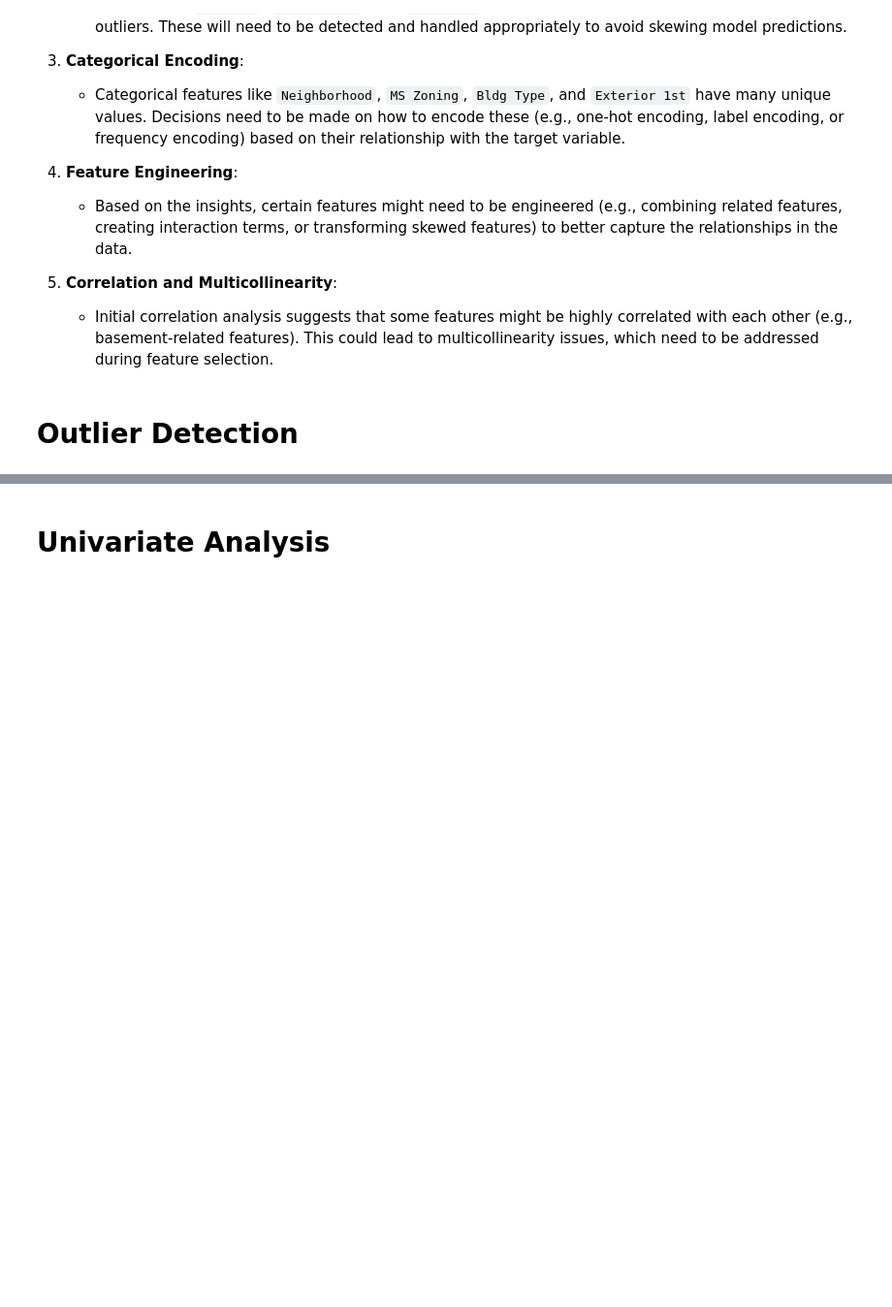
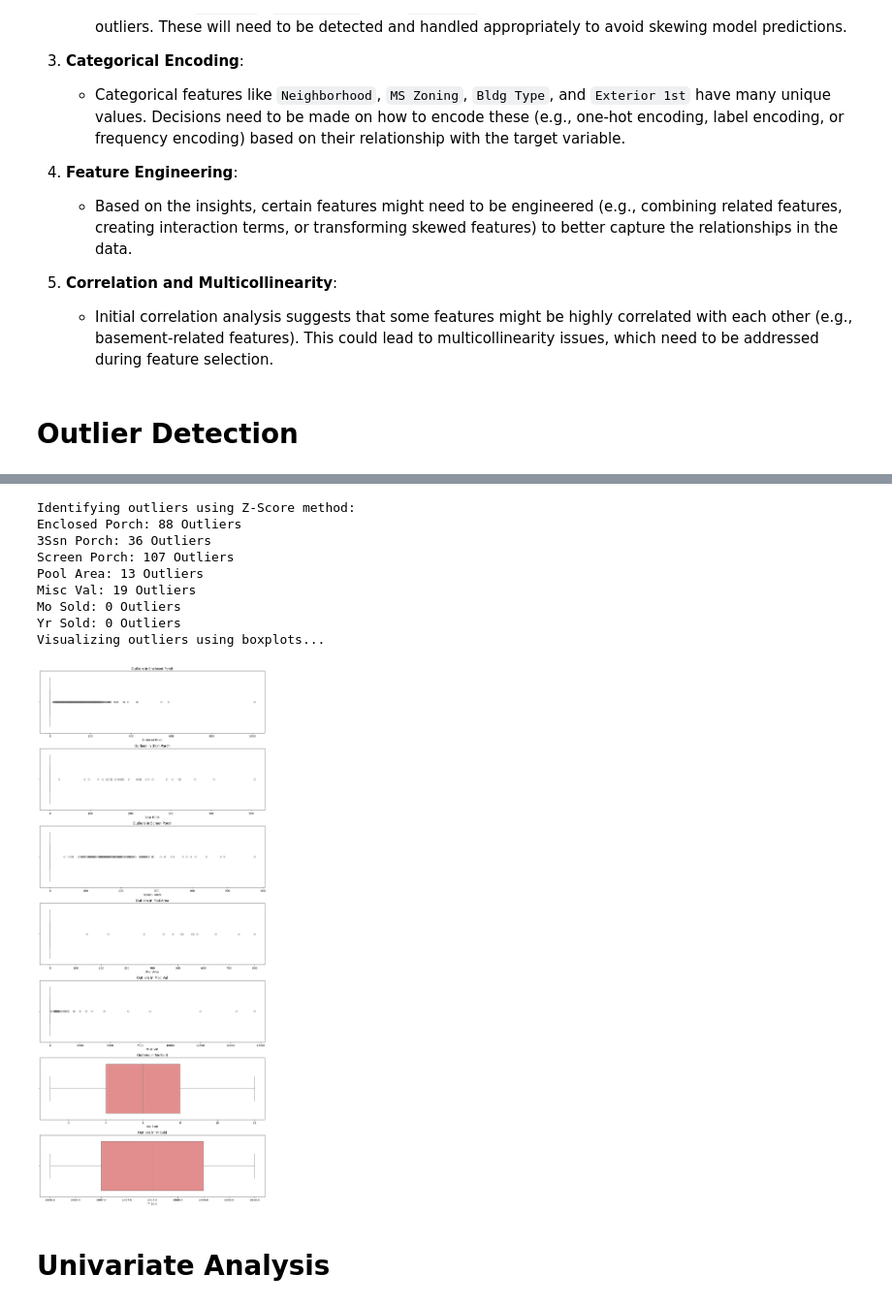
Before and after one commit to Ashutosh-Jarag/House-prices-Prediction, a Jupyter notebook: analysis/EDA.ipynb, the cells around one changed output, grey strips where cells are left out. Shown at 97% size. Saved outputs shown, nothing was run; the diff lists cells and outputs as text; code cells hidden in the pictures; blank space fills up the shorter version.

```diff
--- a/analysis/EDA.ipynb
+++ b/analysis/EDA.ipynb
@@ -330,3 +371,19 @@ iqr_outlier_analysis.identify_outliers(df, ['SalePrice'])
+# %%
+numerical_cols = ['Enclosed Porch', '3Ssn Porch', 'Screen Porch', 'Pool Area', 'Misc Val', 'Mo Sold', 'Yr Sold']
+# Run Z-Score outlier detection
+outlier_detector = ZScoreOutlierAnalysis()
+outlier_detector.analyze(df, numerical_cols)
+# %% [output]
+Identifying outliers using Z-Score method:
+Enclosed Porch: 88 Outliers
+3Ssn Porch: 36 Outliers
+Screen Porch: 107 Outliers
+Pool Area: 13 Outliers
+Misc Val: 19 Outliers
+Mo Sold: 0 Outliers
+Yr Sold: 0 Outliers
+Visualizing outliers using boxplots...
+[figure, added]
 # %% [markdown]
 # Univariate Analysis
 # %%
```
Also changed, not shown: parts of 5 cells of this notebook, 3 other files.
